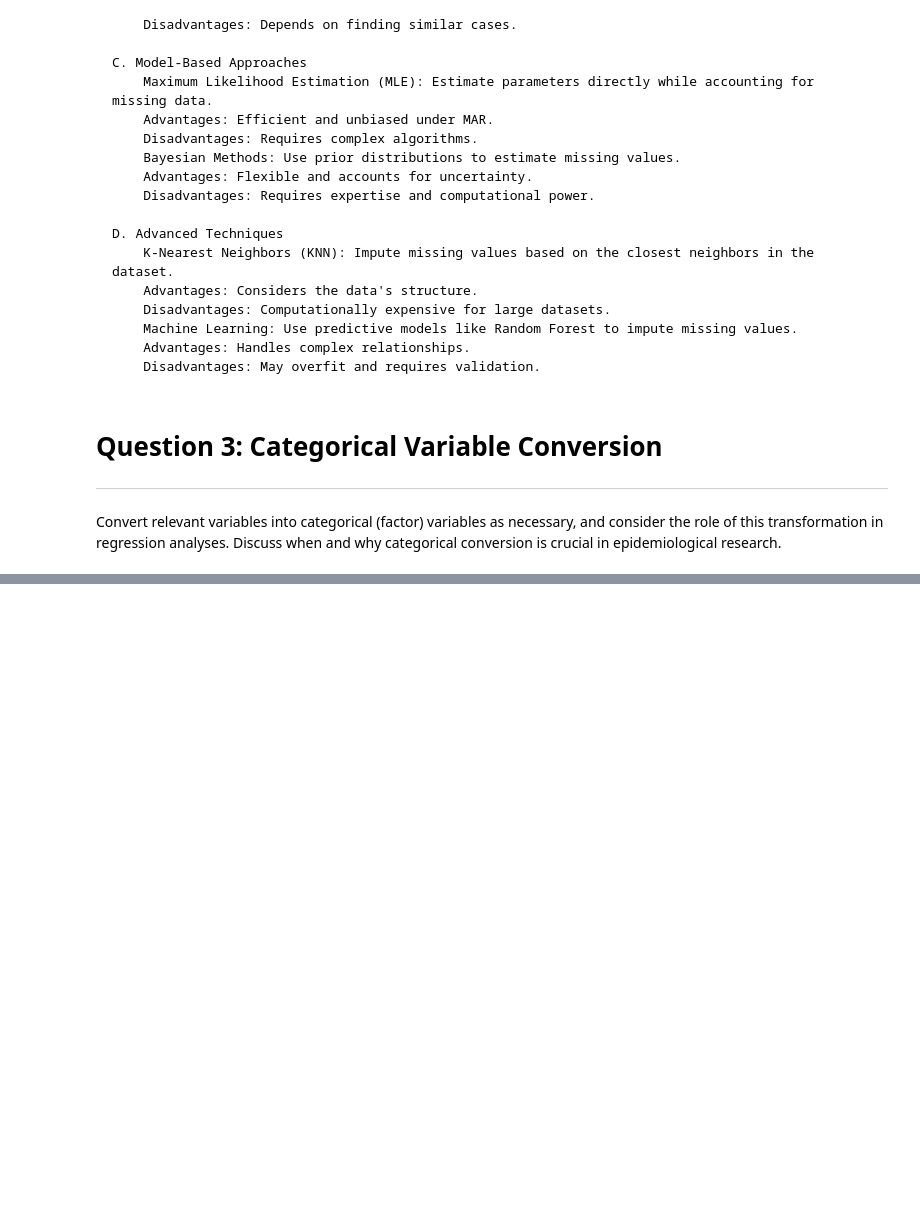
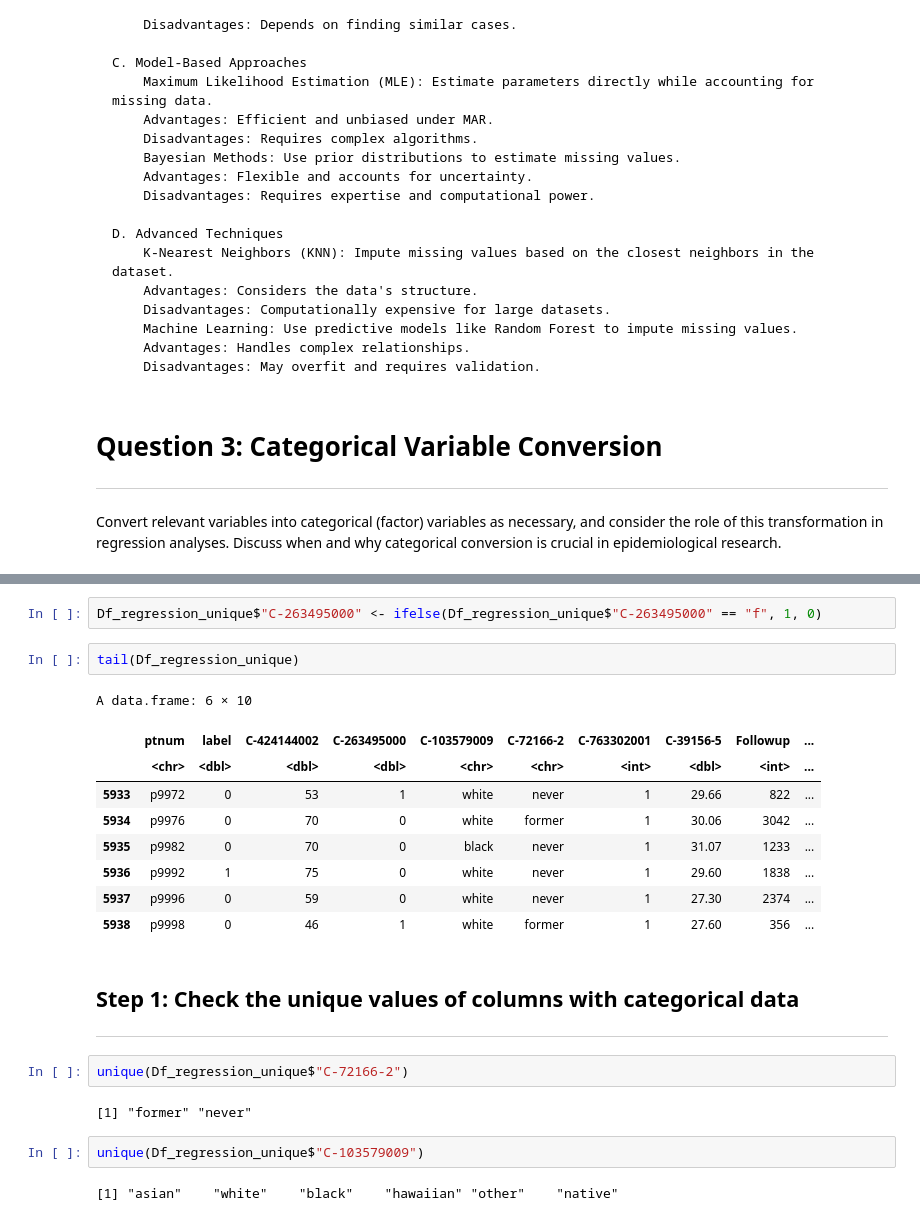
Before and after one commit to gerard-ompad/Artificial_intelligence_and_Big_Data_for_Pharmacoepidemiology, a Jupyter notebook: Answer_to_Exercise_1.ipynb, the cells around one changed output, grey strips where cells are left out. Saved outputs shown, nothing was run; the diff lists cells and outputs as text; blank space fills up the shorter version.

```diff
--- a/Answer_to_Exercise_1.ipynb
+++ b/Answer_to_Exercise_1.ipynb
@@ -390,0 +353,25 @@ cat("Descriptive statistics completed.\n")
+# %%
+Df_regression_unique$"C-263495000" <- ifelse(Df_regression_unique$"C-263495000" == "f", 1, 0)
+# %%
+tail(Df_regression_unique)
+# %% [output]
+A data.frame: 6 × 10
+|  | ptnum | label | C-424144002 | C-263495000 | C-103579009 | C-72166-2 | C-763302001 | C-39156-5 | Followup | ... |
+|  | <chr> | <dbl> | <dbl> | <dbl> | <chr> | <chr> | <int> | <dbl> | <int> | ... |
+| 5933 | p9972 | 0 | 53 | 1 | white | never | 1 | 29.66 | 822 | ... |
+| 5934 | p9976 | 0 | 70 | 0 | white | former | 1 | 30.06 | 3042 | ... |
+| 5935 | p9982 | 0 | 70 | 0 | black | never | 1 | 31.07 | 1233 | ... |
+| 5936 | p9992 | 1 | 75 | 0 | white | never | 1 | 29.60 | 1838 | ... |
+| 5937 | p9996 | 0 | 59 | 0 | white | never | 1 | 27.30 | 2374 | ... |
+| 5938 | p9998 | 0 | 46 | 1 | white | former | 1 | 27.60 | 356 | ... |
+# %% [markdown]
+## Step 1: Check the unique values of columns with categorical data
+---
+# %%
+unique(Df_regression_unique$"C-72166-2")
+# %% [output]
+[1] "former" "never"
+# %%
+unique(Df_regression_unique$"C-103579009")
+# %% [output]
+[1] "asian"    "white"    "black"    "hawaiian" "other"    "native"
```
Also changed, not shown: parts of 14 cells of this notebook.
